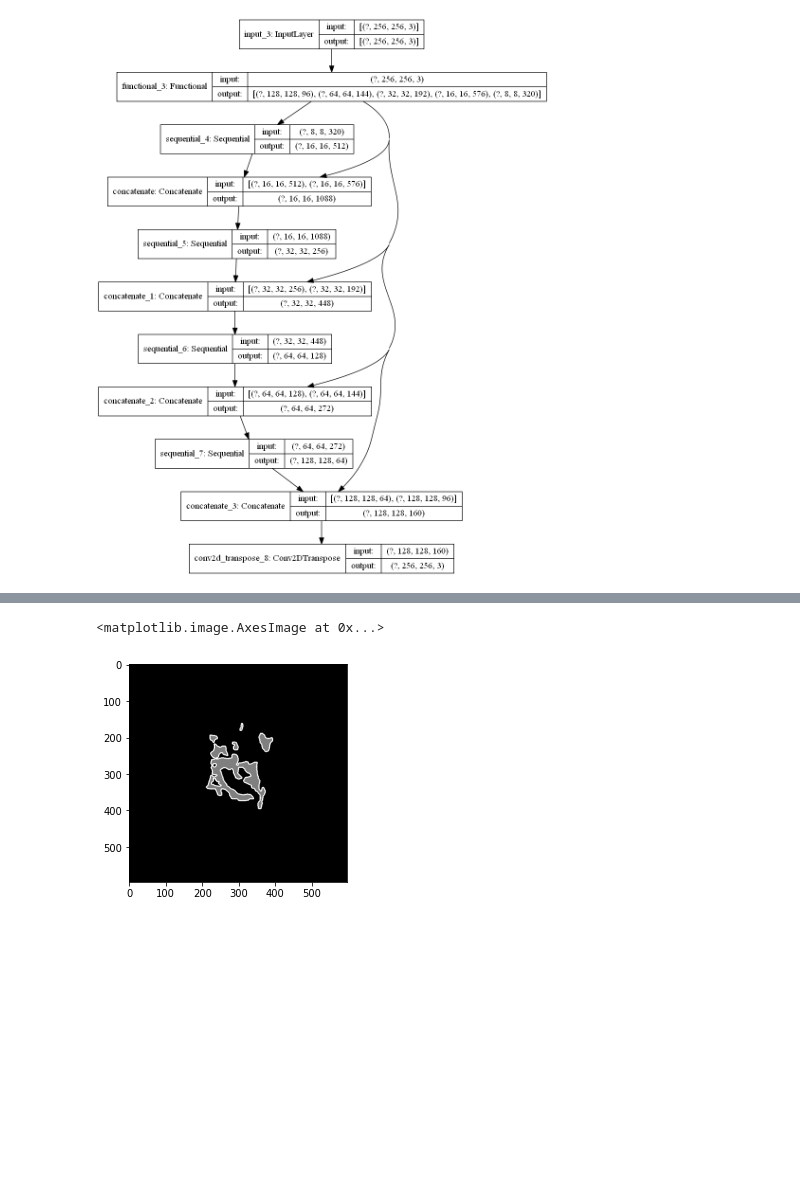
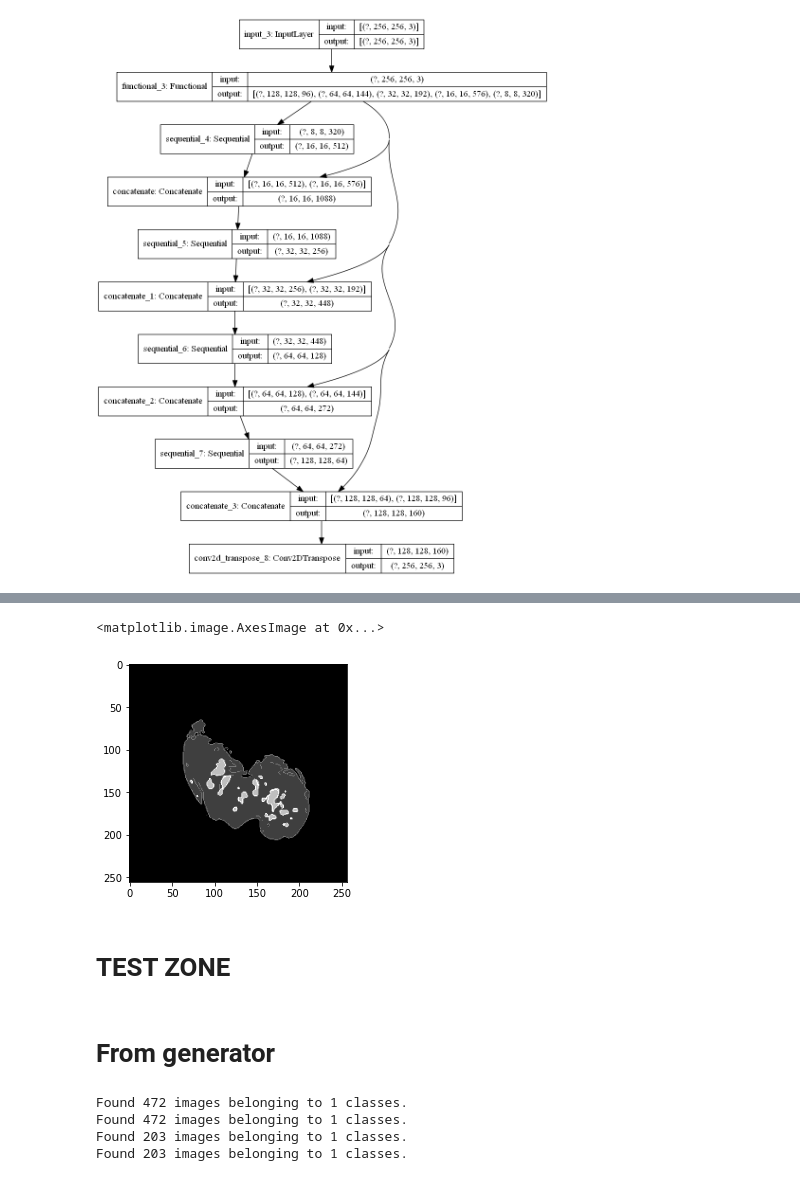
Before and after one commit to siminpan/MOSJ-3DCT, a Jupyter notebook: python/03_leak_u-net.tensorflow.ipynb, the cells around one changed output, grey strips where cells are left out. Saved outputs shown, nothing was run; the diff lists cells and outputs as text; code cells hidden in the pictures; blank space fills up the shorter version.

```diff
--- a/python/03_leak_u-net.tensorflow.ipynb
+++ b/python/03_leak_u-net.tensorflow.ipynb
@@ -796,16 +484,20 @@ Restored model, accuracy: 98.00%
 # %%
 # read image
 import cv2
 import matplotlib.pyplot as plt
 import tensorflow as tf
 
-img22 = cv2.imread('C:/Users/span/Documents/CNN/02_data/test_mask_seg3channelfill/seg/33_image_228.png')
+img22 = cv2.imread('C:/Users/span/Documents/CNN/06_origdata/test_mask_seg3channelfill/seg/37_image_342.png')
 
-# C:/Users/span/Documents/CNN/02_data/train_mask_re255/seg
-# C:/Users/span/Documents/CNN/02_data/train_mask/23_train_mask/seg/
+# C:/Users/span/Documents/CNN/02_data/test_mask_seg3channelfill/seg/37_image_342.png
+# C:/Users/span/Documents/CNN/06_origdata/test_mask_seg3channelfill/seg/37_image_342.png
 
 img22.shape
 plt.imshow(tf.keras.preprocessing.image.array_to_img(img22))
 # %% [output]
 <matplotlib.image.AxesImage at 0x...>
-[figure, old version]
+[figure, new version]
+# %% [markdown]
+# TEST ZONE
+# %% [markdown]
+# From generator
@@ -811,0 +526,32 @@ plt.imshow(tf.keras.preprocessing.image.array_to_img(img22))
+# %%
+batch_size1 = 16
+
+train_image_generator = train_datagen.flow_from_directory(
+    path1,
+#     color_mode = "grayscale",
+    batch_size = batch_size1 #NORMALLY 4/8/16/32
+)
+
+train_mask_generator = train_datagen.flow_from_directory(
+    path2,
+#     color_mode = "grayscale",
+    batch_size = batch_size1 #NORMALLY 4/8/16/32
+)
+
+val_image_generator = val_datagen.flow_from_directory(
+    path3,
+#     color_mode = "grayscale",
+    batch_size = batch_size1 #NORMALLY 4/8/16/32
+)
+
+
+val_mask_generator = val_datagen.flow_from_directory(
+    path4,
+#     color_mode = "grayscale",
+    batch_size = batch_size1 #NORMALLY 4/8/16/32
+)
+# %% [output]
+Found 472 images belonging to 1 classes.
+Found 472 images belonging to 1 classes.
+Found 203 images belonging to 1 classes.
+Found 203 images belonging to 1 classes.
```
Also changed, not shown: parts of 49 cells of this notebook, 6 other files.
